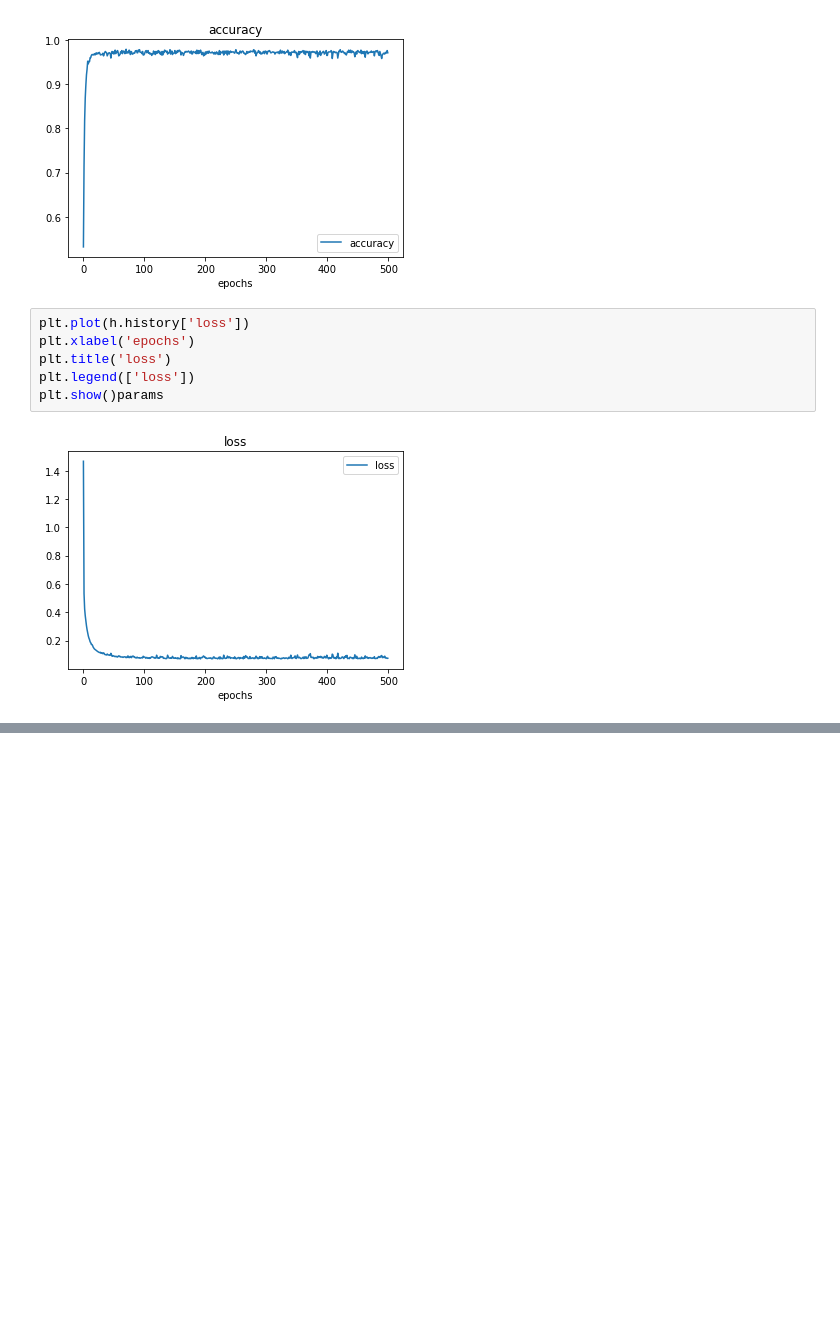
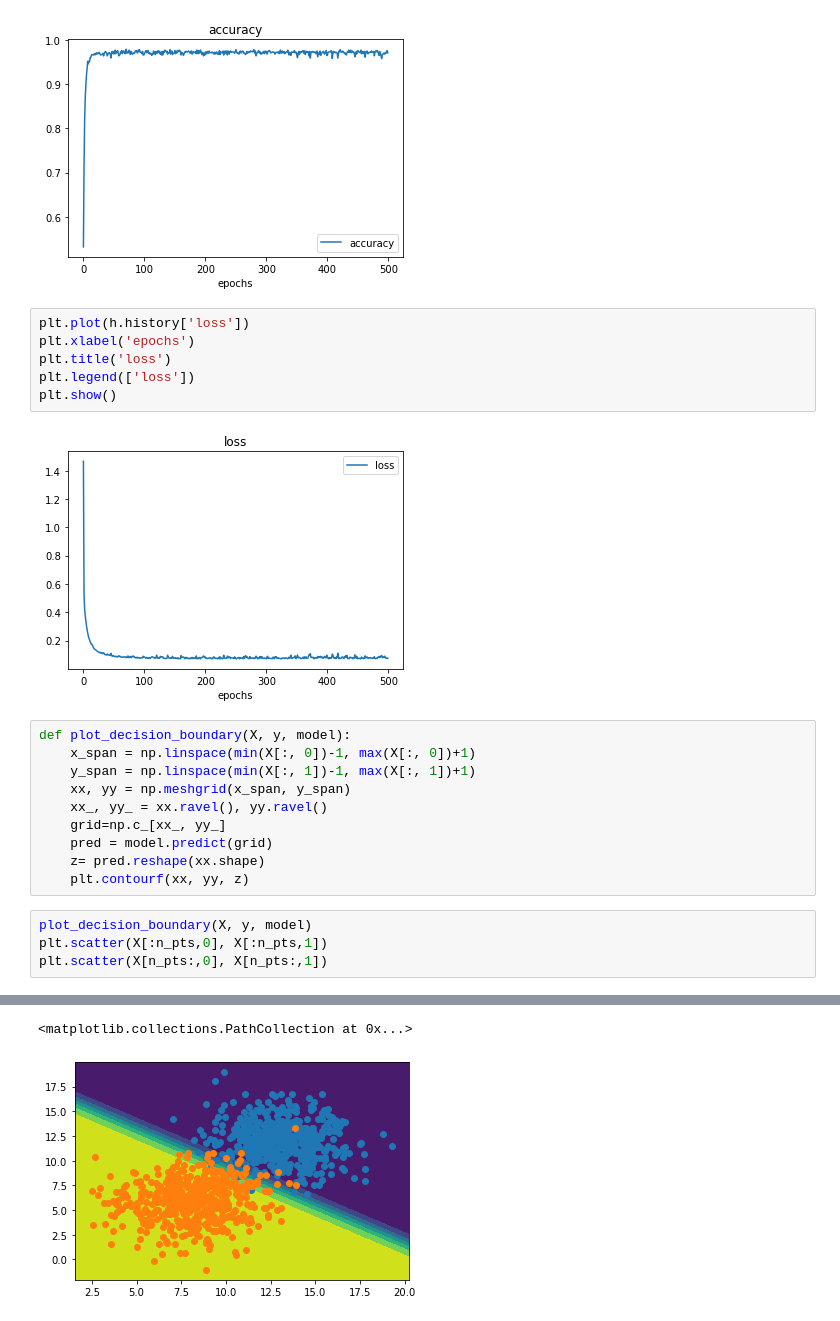
Before and after one commit to AhmedSheded/self-driving-car, a Jupyter notebook: perceptron.ipynb, the cells around one changed output, grey strips where cells are left out. Cells and saved outputs as stored; diff of their text form; blank space fills up the shorter version.

Commit message:
plot

```diff
--- a/perceptron.ipynb
+++ b/perceptron.ipynb
@@ -60,6 +60,21 @@ plt.plot(h.history['loss'])
 plt.xlabel('epochs')
 plt.title('loss')
 plt.legend(['loss'])
-plt.show()params
+plt.show()
 # %% [output]
 [figure]
+# %%
+def plot_decision_boundary(X, y, model):
+    x_span = np.linspace(min(X[:, 0])-1, max(X[:, 0])+1)
+    y_span = np.linspace(min(X[:, 1])-1, max(X[:, 1])+1)
+    xx, yy = np.meshgrid(x_span, y_span)
+    xx_, yy_ = xx.ravel(), yy.ravel()
+    grid=np.c_[xx_, yy_]
+    pred = model.predict(grid)
+    z= pred.reshape(xx.shape)
+    plt.contourf(xx, yy, z)
+# %%
+plot_decision_boundary(X, y, model)
+plt.scatter(X[:n_pts,0], X[:n_pts,1])
+plt.scatter(X[n_pts:,0], X[n_pts:,1])
+# %% [output]
@@ -65,0 +82,2 @@ plt.show()params
+<matplotlib.collections.PathCollection at 0x...>
+[figure, added]
```
Also changed, not shown: parts of 1 cell of this notebook.
